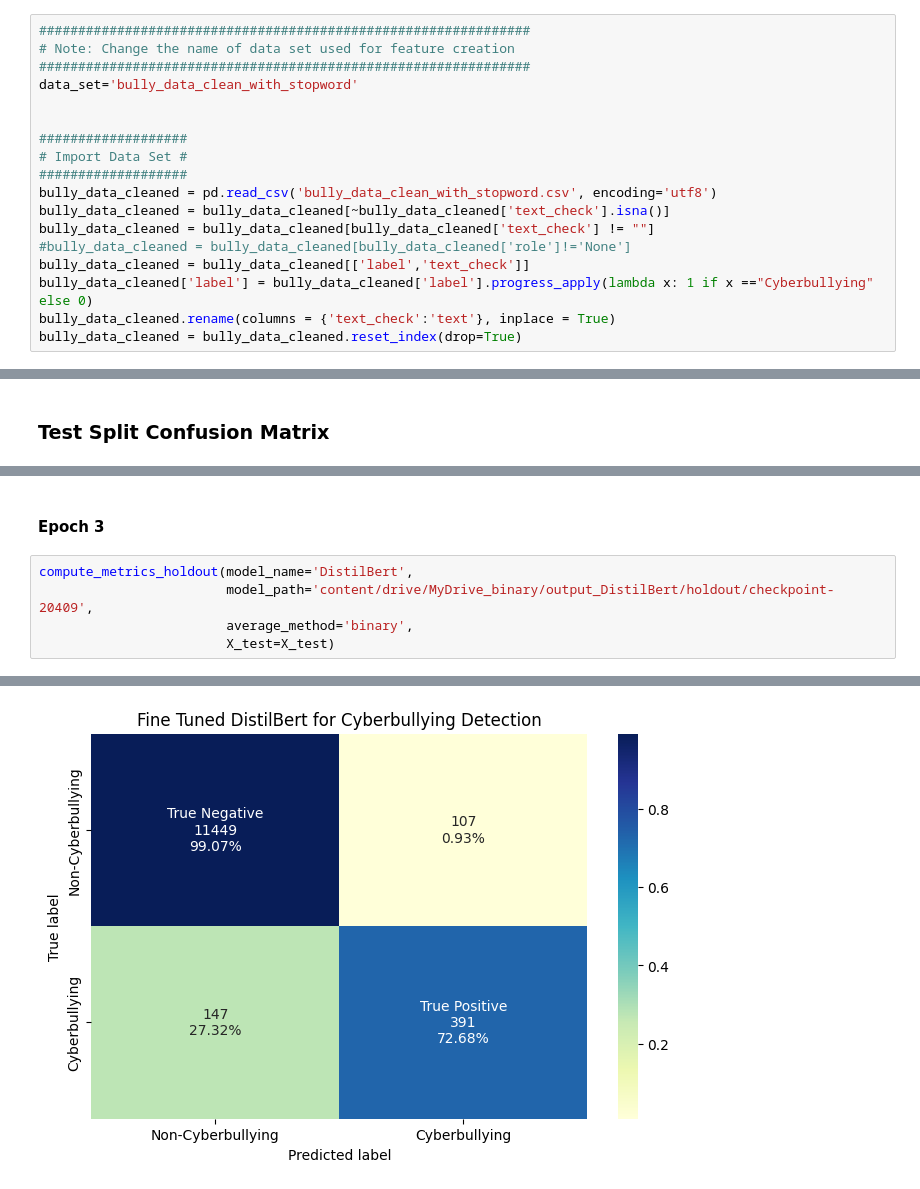
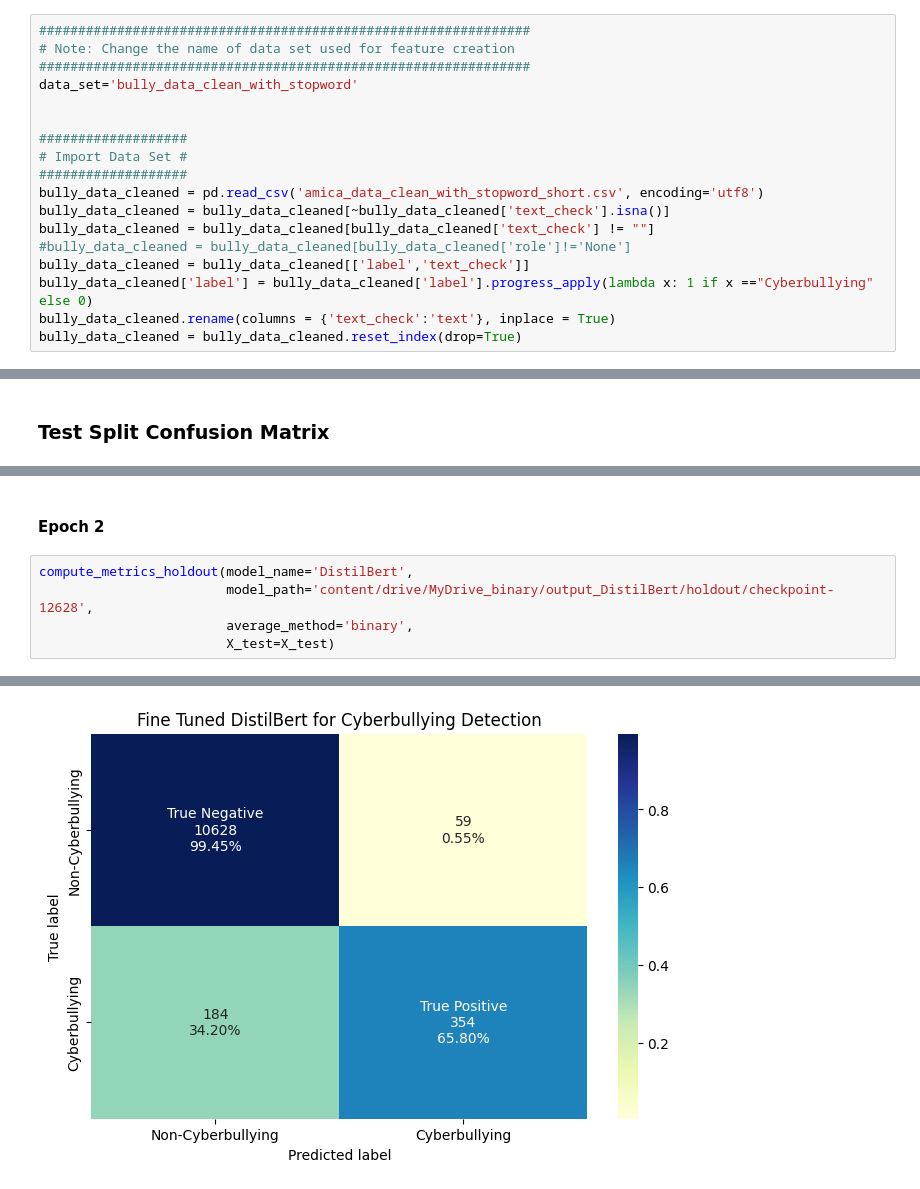
Before and after one commit to JasmeenBongKahYing/Cyberbullying-Detection, a Jupyter notebook: Model Training and Testing/Fine Tune Transformers from HuggingFace DistilBert.ipynb, the cells around one changed output, grey strips where cells are left out. Drawn from its saved outputs; the diff is of its cells as text.

```diff
--- a/Model Training and Testing/Fine Tune Transformers from HuggingFace DistilBert.ipynb
+++ b/Model Training and Testing/Fine Tune Transformers from HuggingFace DistilBert.ipynb
@@ -57,7 +57,7 @@ data_set='bully_data_clean_with_stopword'
 ###################
 # Import Data Set #
 ###################
-bully_data_cleaned = pd.read_csv('bully_data_clean_with_stopword.csv', encoding='utf8')
+bully_data_cleaned = pd.read_csv('amica_data_clean_with_stopword_short.csv', encoding='utf8')
 bully_data_cleaned = bully_data_cleaned[~bully_data_cleaned['text_check'].isna()]
 bully_data_cleaned = bully_data_cleaned[bully_data_cleaned['text_check'] != ""]
 #bully_data_cleaned = bully_data_cleaned[bully_data_cleaned['role']!='None']
@@ -693,9 +688,9 @@ F-measure:  0.8594469819956396
 [figure]
 # %% [markdown]
-#### Epoch 3
+#### Epoch 2
 # %%
 compute_metrics_holdout(model_name='DistilBert',
-                        model_path='content/drive/MyDrive_binary/output_DistilBert/holdout/checkpoint-20409',
+                        model_path='content/drive/MyDrive_binary/output_DistilBert/holdout/checkpoint-12628',
                         average_method='binary',
                         X_test=X_test)
 # %% [output]
@@ -737,2 +732,2 @@ F-measure:  0.8719276401981999
-[figure, old version]
+[figure, new version]
 # %% [markdown]
```
Also changed, not shown: parts of 15 cells of this notebook.
